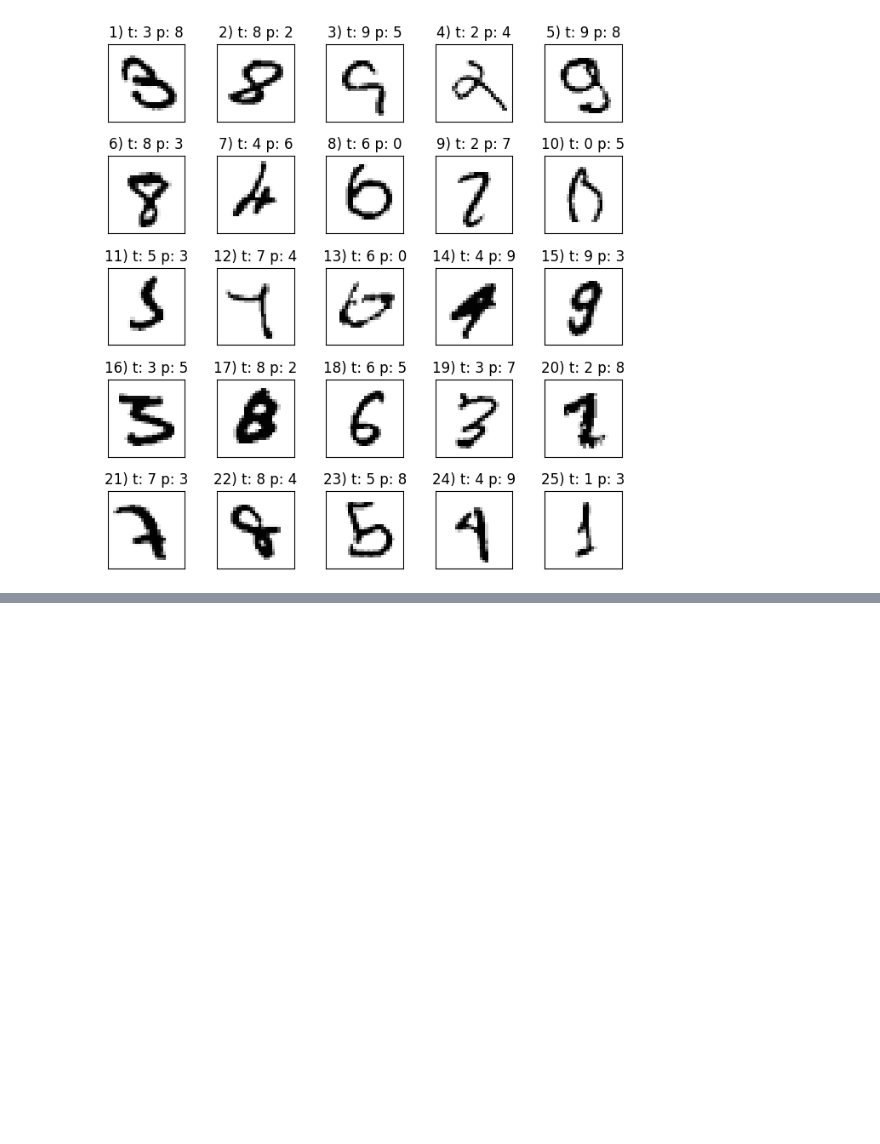
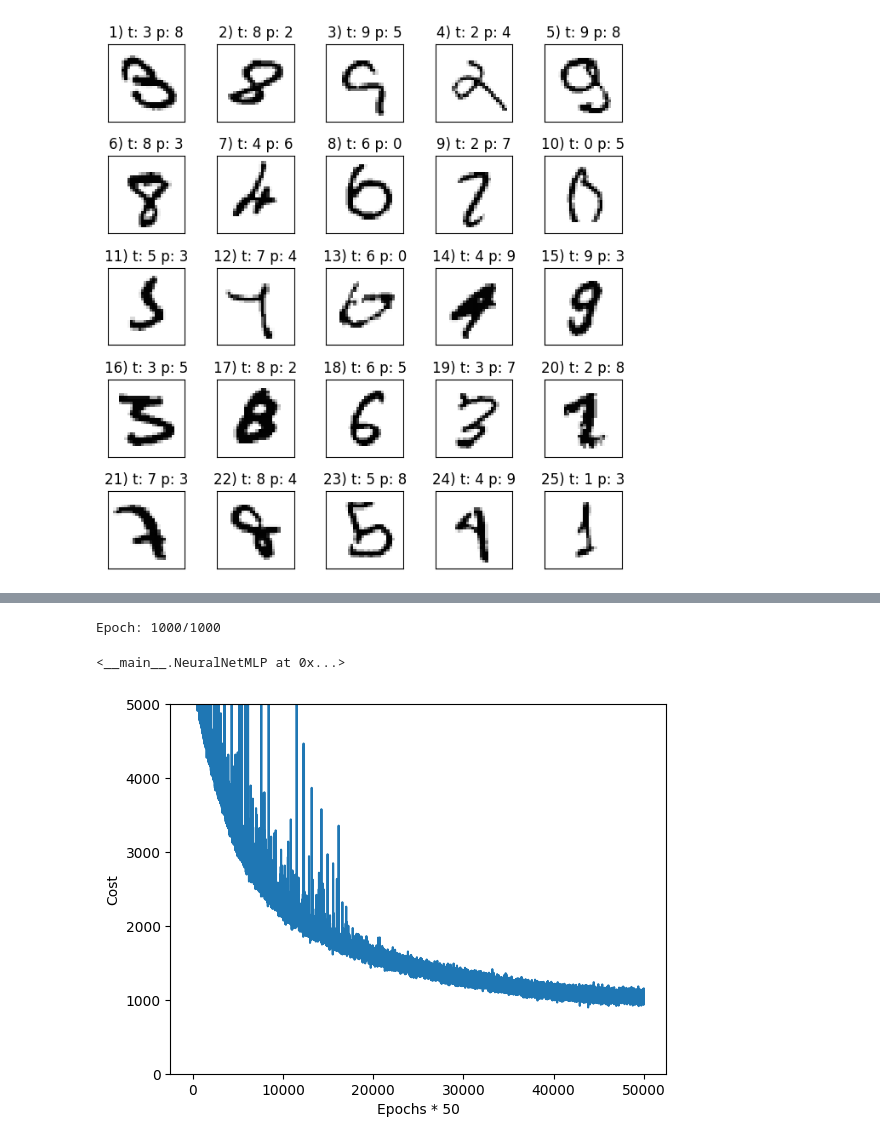
Before and after one commit to maxbhardy/8INF887, a Jupyter notebook: devoir2/devoir2.ipynb, the cells around one changed output, grey strips where cells are left out. Drawn from its saved outputs; the diff is of its cells as text; code cells hidden in the pictures; blank space fills up the shorter version.

```diff
--- a/devoir2/devoir2.ipynb
+++ b/devoir2/devoir2.ipynb
@@ -496,0 +548,31 @@ fig.savefig("./figures/mnist_miscl.png", dpi=300, bbox_inches="tight")
+# %%
+nn2 = NeuralNetMLP(
+    n_output=10,
+    n_features=X_train.shape[1],
+    n_hidden=[256, 128, 32],
+    l2=0.1,
+    l1=0.0,
+    epochs=1000,
+    eta=0.001,
+    alpha=0.001,
+    decrease_const=0.00001,
+    minibatches=50,
+    shuffle=True,
+    random_state=1,
+    device="cuda",
+)
+# %%
+nn2.fit(X_train, y_train, print_progress=True)
+# %% [output]
+Epoch: 1000/1000
+<__main__.NeuralNetMLP at 0x...>
+# %%
+fig, ax = plt.subplots()
+
+ax.plot(nn2.cost_.flatten().get())
+ax.set_ylim([0, 5000])
+ax.set_ylabel("Cost")
+ax.set_xlabel("Epochs * 50")
+fig.savefig("./figures/fashion_mnist_cost.png", dpi=300, bbox_inches="tight")
+# %% [output]
+[figure, added]
```
Also changed, not shown: parts of 12 cells of this notebook.
